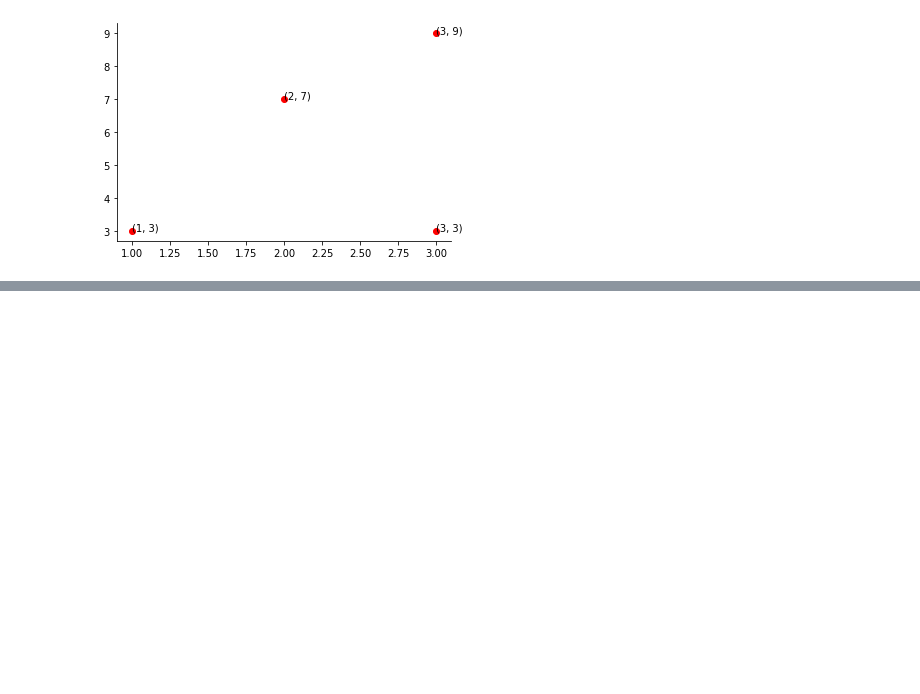
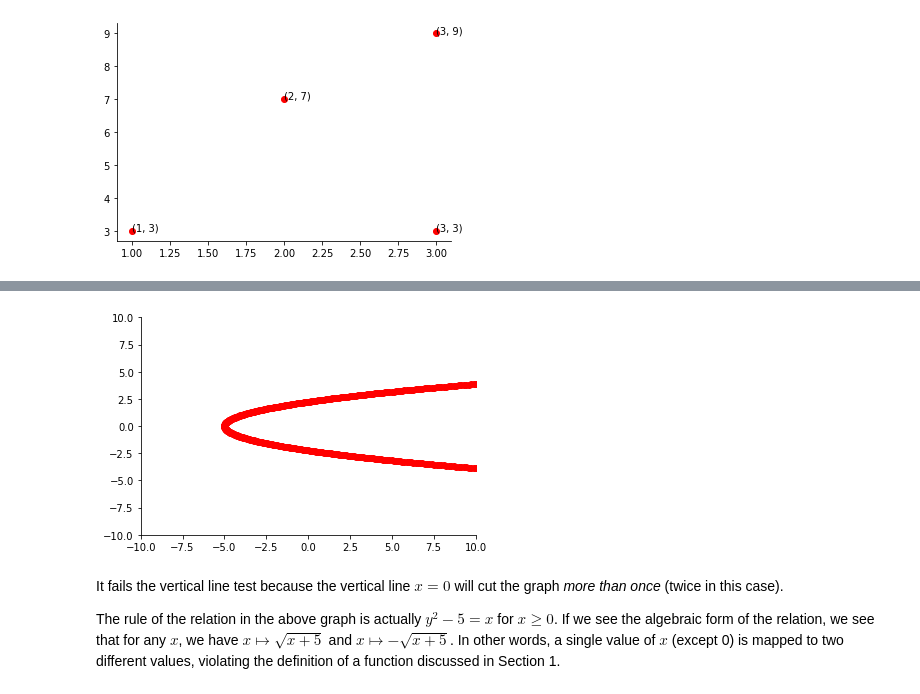
Before and after one commit to beertino/H2_math_w_python, a Jupyter notebook: Notes/Functions.ipynb, the cells around one changed output, grey strips where cells are left out. Cells and saved outputs as stored; diff of their text form; code cells hidden in the pictures; blank space fills up the shorter version.

```diff
--- a/Notes/Functions.ipynb
+++ b/Notes/Functions.ipynb
@@ -246,0 +517,35 @@ The power of this approach is more apparent when there're are many more points o
+# %%
+from matplotlib import pyplot as plt
+
+# Rule of the relation
+def relation(x):
+    return x**2 - 5
+
+# Mimicking the interval of x
+upper_x_bound = 10
+lower_x_bound = -10
+no_of_points = 1000
+interval_of_relation = [lower_x_bound+((upper_x_bound-lower_x_bound)/no_of_points)*i for i in range(no_of_points)]
+
+# create the collection of the points before plotting
+set_of_points = [(relation(x),x) for x in interval_of_relation]
+
+# The following are just commands for the plotting procedures.
+# There's no need to be overly fixated on it
+plt.clf()
+values = [relation(x) for x in interval_of_relation]
+plt.plot(values,interval_of_relation,'ro')
+ax = plt.gca()
+ax.spines['top'].set_visible(False)
+ax.spines['right'].set_visible(False)
+ax.set_xbound(lower=lower_x_bound, upper=upper_x_bound)
+ax.set_ybound(lower=-10, upper=10)
+
+# show the plot at the end
+plt.show()
+# %% [output]
+[figure, added]
+# %% [markdown]
+It fails the vertical line test because the vertical line $x=0$ will cut the graph *more than once* (twice in this case).
+
+The rule of the relation in the above graph is actually $y^2 - 5 = x$ for $x \geq 0$. If we see the algebraic form of the relation, we see that for any $x$, we have $x \mapsto \sqrt{x+5}$ and $x \mapsto -\sqrt{x+5}$. In other words, a single value of $x$ (except 0) is mapped to two different values, violating the definition of a function discussed in Section 1.
```
Also changed, not shown: parts of 17 cells of this notebook, 1 other file.
